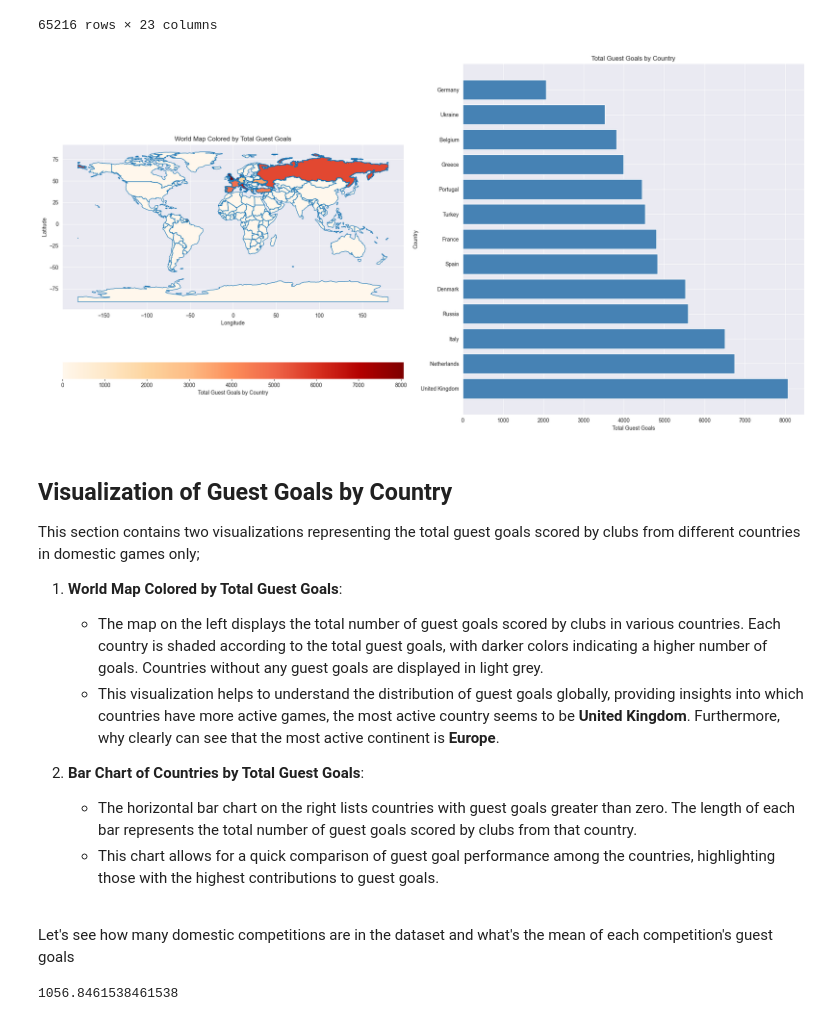
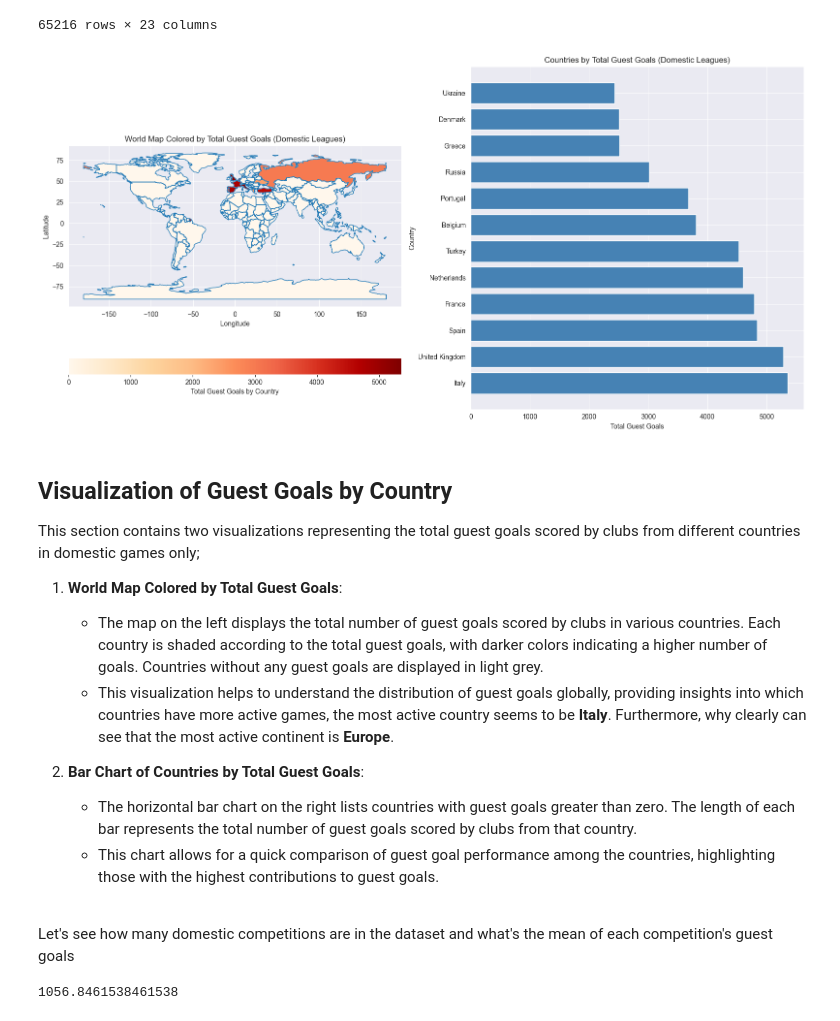
Before and after one commit to B-u-b-y/Jupiter-Notebooks, a Jupyter notebook: notebooks/games.ipynb, the cells around one changed output. Drawn from its saved outputs; the diff is of its cells as text; code cells hidden in the pictures.

Commit message:
Changed in the last commit -1 the actual value of domestic league to DOMESTIC LEAGUE

```diff
--- a/notebooks/games.ipynb
+++ b/notebooks/games.ipynb
@@ -313,64 +313,56 @@ df
 | 65215 | 4013659 | FAC | 2022 | Fourth Round | 2023-01-29 | 512 | 3684 | 3 | ... |
 65216 rows × 23 columns
 # %%
-import pandas as pd
 import geopandas as gpd
-import matplotlib.pyplot as plt
 
 # Load the GeoDataFrame
 geo_df = gpd.read_file('../ne_110m_admin_0_countries/ne_110m_admin_0_countries.shp')
 
-# Assuming 'country' is the column in your CSV that corresponds to the country names in the shapefile
-country_column = 'NAME'  # Change this to the correct column name from geo_df
-merged_df = geo_df.merge(df, how='left', left_on=country_column, right_on='country')
+# Filter the DataFrame for domestic league competitions
+df_domestic = df[df['competition_type'] == 'DOMESTIC LEAGUE']
 
-# Calculate total guest goals by country
-total_guest_goals = merged_df.groupby(country_column)['away_club_goals'].sum().reset_index()
-total_guest_goals = total_guest_goals.rename(columns={'away_club_goals': 'Total Guest Goals'})
+# Aggregate the guest goals by country for domestic leagues
+goals_by_country = df_domestic.groupby('country')['away_club_goals'].sum().reset_index()
 
-# Merge back to the GeoDataFrame for plotting
-merged_df = merged_df.merge(total_guest_goals, how='left', left_on=country_column, right_on=country_column)
+# Merge with the GeoDataFrame
+merged = geo_df.merge(goals_by_country, left_on='ADMIN', right_on='country', how='left')
 
-# Plotting
-fig, ax = plt.subplots(1, 2, figsize=(20, 10))
+# Fill NaN values with 0 for countries with no guest goals
+merged['away_club_goals'] = merged['away_club_goals'].fillna(0)
 
-# World Map Colored by Total Guest Goals
-merged_df.boundary.plot(ax=ax[0], linewidth=1)  # Plot the boundaries
-merged_df.plot(column='Total Guest Goals', ax=ax[0], legend=True,
-                legend_kwds={'label': "Total Guest Goals by Country",
-                             'orientation': "horizontal"},
-                cmap='OrRd', missing_kwds={
-                    "color": "lightgrey",
-                    "label": "No Data",
-                    "hatch": "///",
-                })
+# Filter to include only countries with goals > 0 and create a copy
+merged_goals_positive = merged[merged['away_club_goals'] > 0].copy()
 
-# Adding titles and labels
-ax[0].set_title('World Map Colored by Total Guest Goals')
-ax[0].set_xlabel('Longitude')
-ax[0].set_ylabel('Latitude')
+# Sort the DataFrame by away_club_goals in descending order
+merged_goals_positive.sort_values(by='away_club_goals', ascending=False, inplace=True)
 
-# Bar Chart of Countries by Total Guest Goals
-total_guest_goals = total_guest_goals[total_guest_goals['Total Guest Goals'] > 0]  # Filter countries with guest goals
-total_guest_goals = total_guest_goals.sort_values('Total Guest Goals', ascending=False)
+# Create subplots: one for the map and one for the bar chart
+fig, (ax_map, ax_bar) = plt.subplots(1, 2, figsize=(16, 8))
 
-# Plotting Bar Chart
-ax[1].barh(total_guest_goals[country_column], total_guest_goals['Total Guest Goals'], color='steelblue')
-ax[1].set_title('Total Guest Goals by Country')
-ax[1].set_xlabel('Total Guest Goals')
-ax[1].set_ylabel('Country')
+# Plot the world map
+merged.boundary.plot(ax=ax_map, linewidth=1)
+merged.plot(column='away_club_goals', ax=ax_map, legend=True,
+            legend_kwds={'label': "Total Guest Goals by Country",
+                         'orientation': "horizontal"},
+            cmap='OrRd', missing_kwds={"color": "lightgrey"})
 
+ax_map.set_title('World Map Colored by Total Guest Goals (Domestic Leagues)')
+ax_map.set_xlabel('Longitude')
+ax_map.set_ylabel('Latitude')
+
+# Plot the bar chart
+ax_bar.barh(merged_goals_positive['country'], merged_goals_positive['away_club_goals'], color='steelblue')
+ax_bar.set_title('Countries by Total Guest Goals (Domestic Leagues)')
+ax_bar.set_xlabel('Total Guest Goals')
+ax_bar.set_ylabel('Country')
+
+# Adjust layout
 plt.tight_layout()
+
+# Show the plots
 plt.show()
-
-# Calculate number of domestic competitions and mean of each competition's guest goals
-competition_stats = df[df['competition_type'] == 'domestic'].groupby('competition_id')['away_club_goals'].agg(['count', 'mean'])
-
-# Print maximum total guest goals and the corresponding country
-max_guest_goals = total_guest_goals['Total Guest Goals'].max()
-country_with_max_goals = total_guest_goals.loc[total_guest_goals['Total Guest Goals'].idxmax(), country_column]
 # %% [output]
-[figure, old version]
+[figure, new version]
 # %% [markdown]
 ## Visualization of Guest Goals by Country
 
@@ -378,7 +370,7 @@ This section contains two visualizations representing the total guest goals scor
 
 1. **World Map Colored by Total Guest Goals**:
    - The map on the left displays the total number of guest goals scored by clubs in various countries. Each country is shaded according to the total guest goals, with darker colors indicating a higher number of goals. Countries without any guest goals are displayed in light grey.
-   - This visualization helps to understand the distribution of guest goals globally, providing insights into which countries have more active games, the most active country seems to be **United Kingdom**. Furthermore, why clearly can see that the most active continent is **Europe**.
+   - This visualization helps to understand the distribution of guest goals globally, providing insights into which countries have more active games, the most active country seems to be **Italy**. Furthermore, why clearly can see that the most active continent is **Europe**.
 
 2. **Bar Chart of Countries by Total Guest Goals**:
    - The horizontal bar chart on the right lists countries with guest goals greater than zero. The length of each bar represents the total number of guest goals scored by clubs from that country.
```
